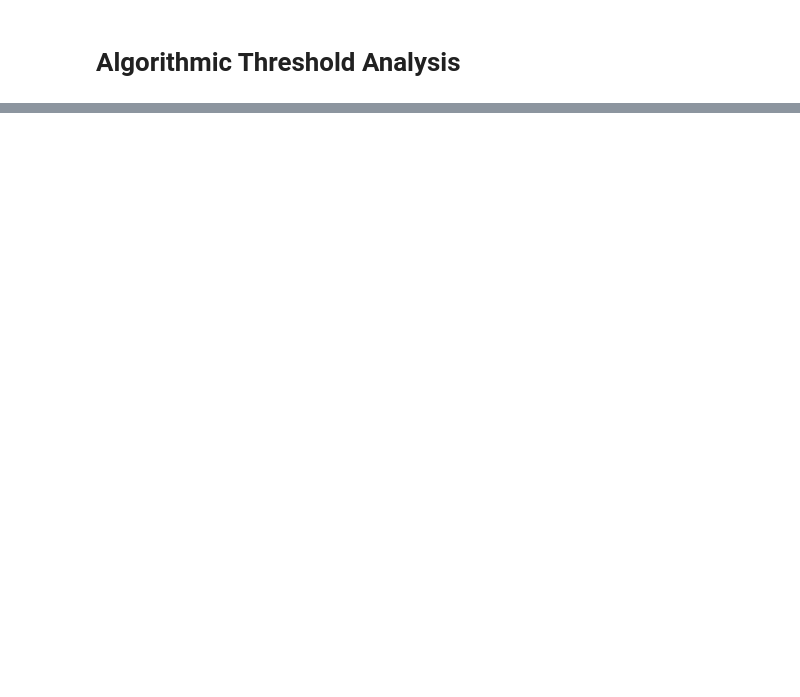
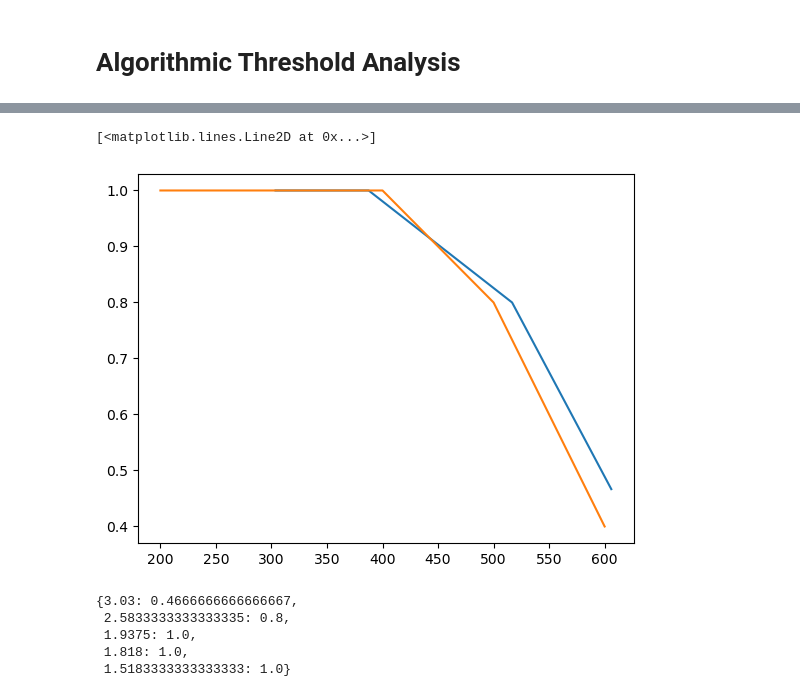
Before and after one commit to vittoriomanfriani/KSAT, a Jupyter notebook: Analysis.ipynb, the cells around one changed output, grey strips where cells are left out. Drawn from its saved outputs; the diff is of its cells as text; code cells hidden in the pictures; blank space fills up the shorter version.

```diff
--- a/Analysis.ipynb
+++ b/Analysis.ipynb
@@ -66,0 +97,4 @@ KSAT_properties.empirical_probability(N = 300, M = 300)
+# %%
+N = np.array([200,300,400,500,600])
+M = np.array(list(M_alg.values()))
+alpha_values =  M/ N
@@ -66,0 +105,19 @@ KSAT_properties.empirical_probability(N = 300, M = 300)
+# %%
+probabilities = {}
+n = 200
+for alpha in alpha_values:
+    probabilities[alpha] = KSAT_properties.empirical_probability(M = int(round(alpha*n)), N = n)
+# %%
+plt.plot(np.array(list(probabilities.keys())) * n, probabilities.values())
+plt.plot(percentage_solved.keys(), percentage_solved.values())
+# %% [output]
+[<matplotlib.lines.Line2D at 0x...>]
+[figure, added]
+# %%
+probabilities
+# %% [output]
+{3.03: 0.4666666666666667,
+ 2.5833333333333335: 0.8,
+ 1.9375: 1.0,
+ 1.818: 1.0,
+ 1.5183333333333333: 1.0}
```
Also changed, not shown: parts of 14 cells of this notebook, 5 other files.
